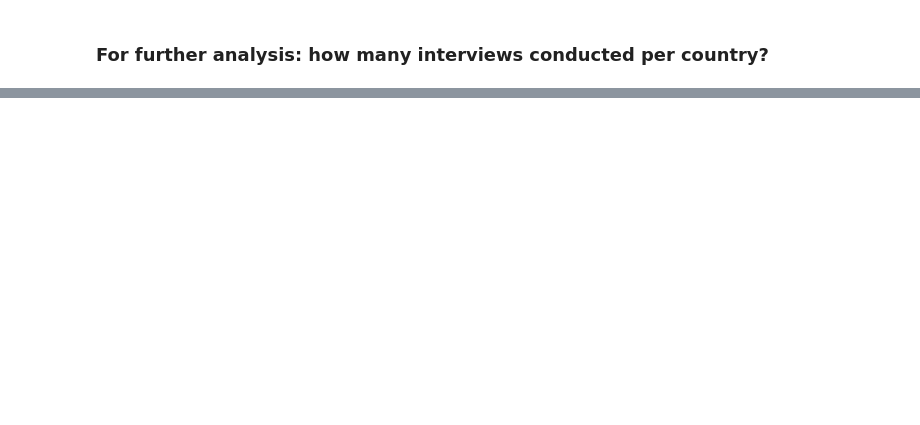
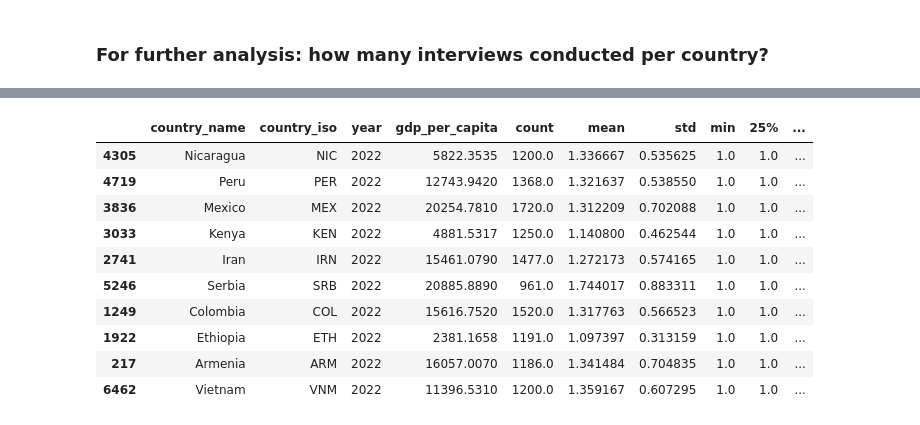
Before and after one commit to newjonny/world-values-survey-pandas-notebook, a Jupyter notebook: pruefung_datensatz.ipynb, the cells around one changed output, grey strips where cells are left out. Saved outputs shown, nothing was run; the diff lists cells and outputs as text; code cells hidden in the pictures; blank space fills up the shorter version.

```diff
--- a/pruefung_datensatz.ipynb
+++ b/pruefung_datensatz.ipynb
@@ -115,0 +165,5 @@ True
+# %%
+# There are rows where country_iso is null, so after short look into the CSV,
+# Drop rows for regions (e.g. EU) without iso_code
+df_gdp_per_capita.dropna(axis=0, inplace=True)
+df_gdp_per_capita.info()
@@ -115,0 +182,4 @@ True
+# %%
+# Select most recent data of the dataset (2022)
+df_gdp_per_capita = df_gdp_per_capita.loc[df_gdp_per_capita["year"]==2022,:]
+df_gdp_per_capita
@@ -115,0 +222,15 @@ True
+# %%
+economy_analysis_df = df_gdp_per_capita.join(q5_description, on="country_iso").dropna()
+economy_analysis_df.sample(10)
+# %% [output]
+|  | country_name | country_iso | year | gdp_per_capita | count | mean | std | min | 25% | ... |
+| 4305 | Nicaragua | NIC | 2022 | 5822.3535 | 1200.0 | 1.336667 | 0.535625 | 1.0 | 1.0 | ... |
+| 4719 | Peru | PER | 2022 | 12743.9420 | 1368.0 | 1.321637 | 0.538550 | 1.0 | 1.0 | ... |
+| 3836 | Mexico | MEX | 2022 | 20254.7810 | 1720.0 | 1.312209 | 0.702088 | 1.0 | 1.0 | ... |
+| 3033 | Kenya | KEN | 2022 | 4881.5317 | 1250.0 | 1.140800 | 0.462544 | 1.0 | 1.0 | ... |
+| 2741 | Iran | IRN | 2022 | 15461.0790 | 1477.0 | 1.272173 | 0.574165 | 1.0 | 1.0 | ... |
+| 5246 | Serbia | SRB | 2022 | 20885.8890 | 961.0 | 1.744017 | 0.883311 | 1.0 | 1.0 | ... |
+| 1249 | Colombia | COL | 2022 | 15616.7520 | 1520.0 | 1.317763 | 0.566523 | 1.0 | 1.0 | ... |
+| 1922 | Ethiopia | ETH | 2022 | 2381.1658 | 1191.0 | 1.097397 | 0.313159 | 1.0 | 1.0 | ... |
+| 217 | Armenia | ARM | 2022 | 16057.0070 | 1186.0 | 1.341484 | 0.704835 | 1.0 | 1.0 | ... |
+| 6462 | Vietnam | VNM | 2022 | 11396.5310 | 1200.0 | 1.359167 | 0.607295 | 1.0 | 1.0 | ... |
```
Also changed, not shown: parts of 18 cells of this notebook, 1 other file.
